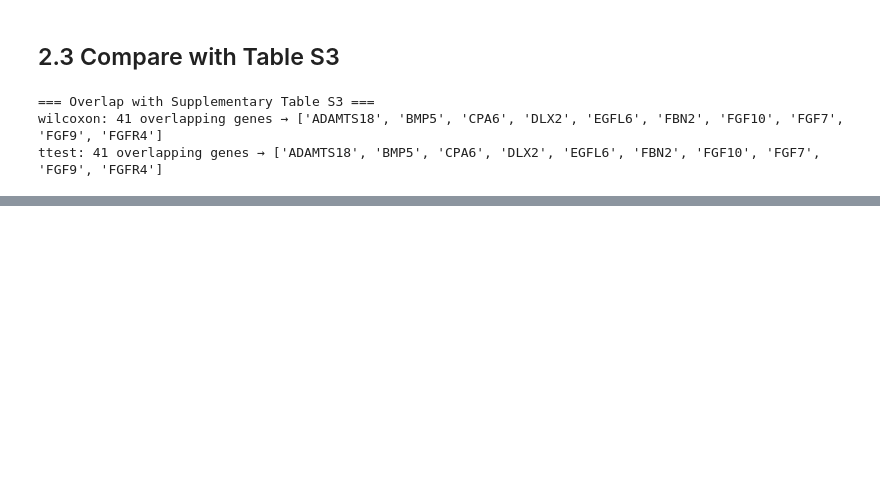
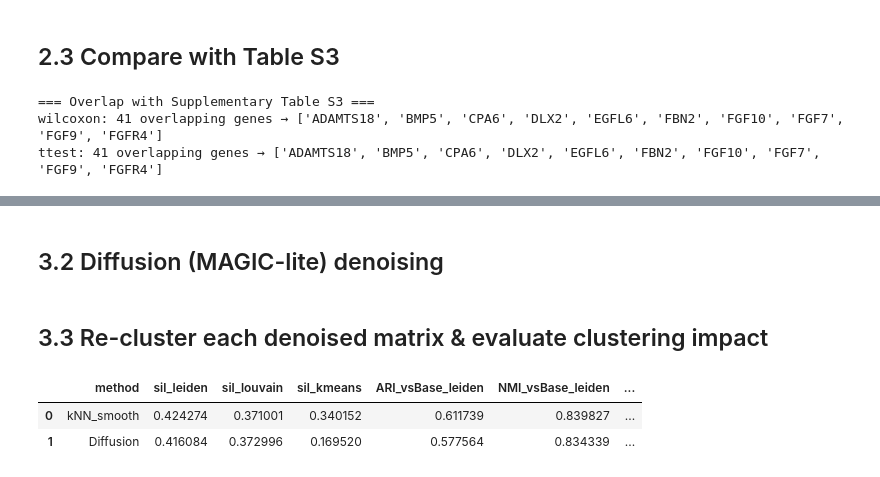
Before and after one commit to biohackingmathematician/MLGenomics, a Jupyter notebook: Frog_and_tail.ipynb, the cells around one changed output, grey strips where cells are left out. Saved outputs shown, nothing was run; the diff lists cells and outputs as text; code cells hidden in the pictures; blank space fills up the shorter version.

```diff
--- a/Frog_and_tail.ipynb
+++ b/Frog_and_tail.ipynb
@@ -737,0 +920,2 @@ ttest: 41 overlapping genes → ['ADAMTS18', 'BMP5', 'CPA6', 'DLX2', 'EGFL6', 'F
+# %% [markdown]
+## 3.2 Diffusion (MAGIC-lite) denoising
@@ -737,0 +941,2 @@ ttest: 41 overlapping genes → ['ADAMTS18', 'BMP5', 'CPA6', 'DLX2', 'EGFL6', 'F
+# %% [markdown]
+## 3.3 Re-cluster each denoised matrix & evaluate clustering impact
@@ -737,0 +968,31 @@ ttest: 41 overlapping genes → ['ADAMTS18', 'BMP5', 'CPA6', 'DLX2', 'EGFL6', 'F
+# %%
+# Evaluate clustering vs baseline
+
+def sil(ad, label_key):
+    return silhouette_score(ad.obsm["X_umap"], ad.obs[label_key].astype("category").cat.codes)
+
+rows = []
+for name, ad in [("kNN_smooth", adata_knn_den), ("Diffusion", adata_diff_den)]:
+    rows.append([
+        name,
+        sil(ad, "leiden_den"),  sil(ad, "louvain_den"),  sil(ad, "kmeans_den"),
+        adjusted_rand_score(adata_hvg.obs["leiden"],  ad.obs["leiden_den"]),
+        normalized_mutual_info_score(adata_hvg.obs["leiden"],  ad.obs["leiden_den"]),
+        adjusted_rand_score(adata_hvg.obs["louvain"], ad.obs["louvain_den"]),
+        normalized_mutual_info_score(adata_hvg.obs["louvain"], ad.obs["louvain_den"]),
+        adjusted_rand_score(adata_hvg.obs["kmeans"],  ad.obs["kmeans_den"]),
+        normalized_mutual_info_score(adata_hvg.obs["kmeans"],  ad.obs["kmeans_den"]),
+    ])
+
+clust_eval = pd.DataFrame(rows, columns=[
+    "method",
+    "sil_leiden","sil_louvain","sil_kmeans",
+    "ARI_vsBase_leiden","NMI_vsBase_leiden",
+    "ARI_vsBase_louvain","NMI_vsBase_louvain",
+    "ARI_vsBase_kmeans","NMI_vsBase_kmeans"
+])
+display(clust_eval)
+# %% [output]
+|  | method | sil_leiden | sil_louvain | sil_kmeans | ARI_vsBase_leiden | NMI_vsBase_leiden | ... |
+| 0 | kNN_smooth | 0.424274 | 0.371001 | 0.340152 | 0.611739 | 0.839827 | ... |
+| 1 | Diffusion | 0.416084 | 0.372996 | 0.169520 | 0.577564 | 0.834339 | ... |
```
Also changed, not shown: parts of 21 cells of this notebook.
